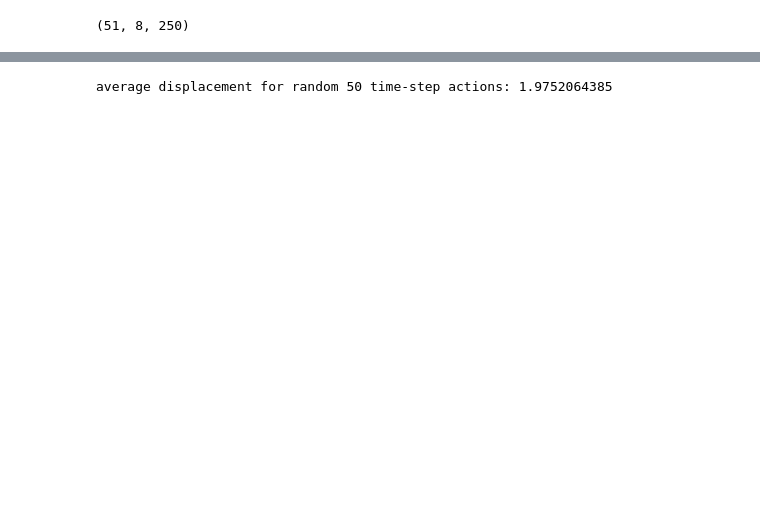
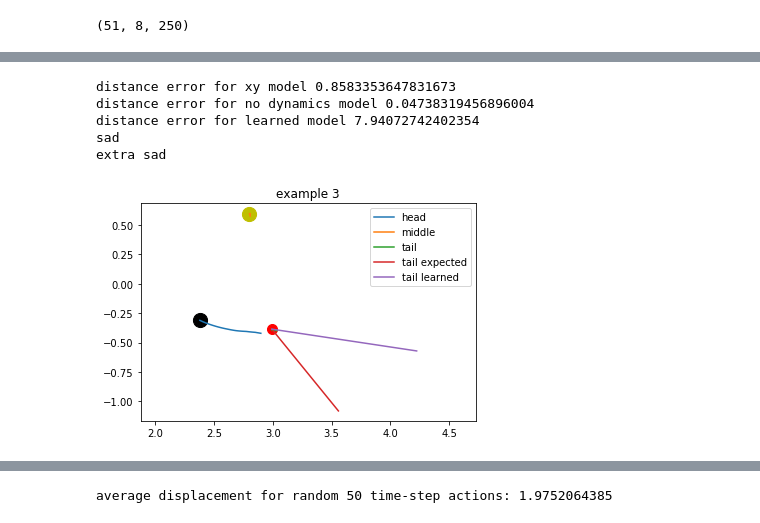
Before and after one commit to UM-ARM-Lab/unreliable-deform-manipulation, a Jupyter notebook: link_bot_notebooks/src/link_bot_notebooks/check_state_prediction_loss.ipynb, the cells around one changed output, grey strips where cells are left out. Drawn from its saved outputs; the diff is of its cells as text; code cells hidden in the pictures; blank space fills up the shorter version.

```diff
--- a/link_bot_notebooks/src/link_bot_notebooks/check_state_prediction_loss.ipynb
+++ b/link_bot_notebooks/src/link_bot_notebooks/check_state_prediction_loss.ipynb
@@ -45,0 +88,9 @@ distance error for no dynamics model 0.11335887485404512
+# %%
+compare_predictions(3)
+# %% [output]
+distance error for xy model 0.8583353647831673
+distance error for no dynamics model 0.04738319456896004
+distance error for learned model 7.94072742402354
+sad
+extra sad
+[figure, added]
```
Also changed, not shown: parts of 11 cells of this notebook, 7 other files.
